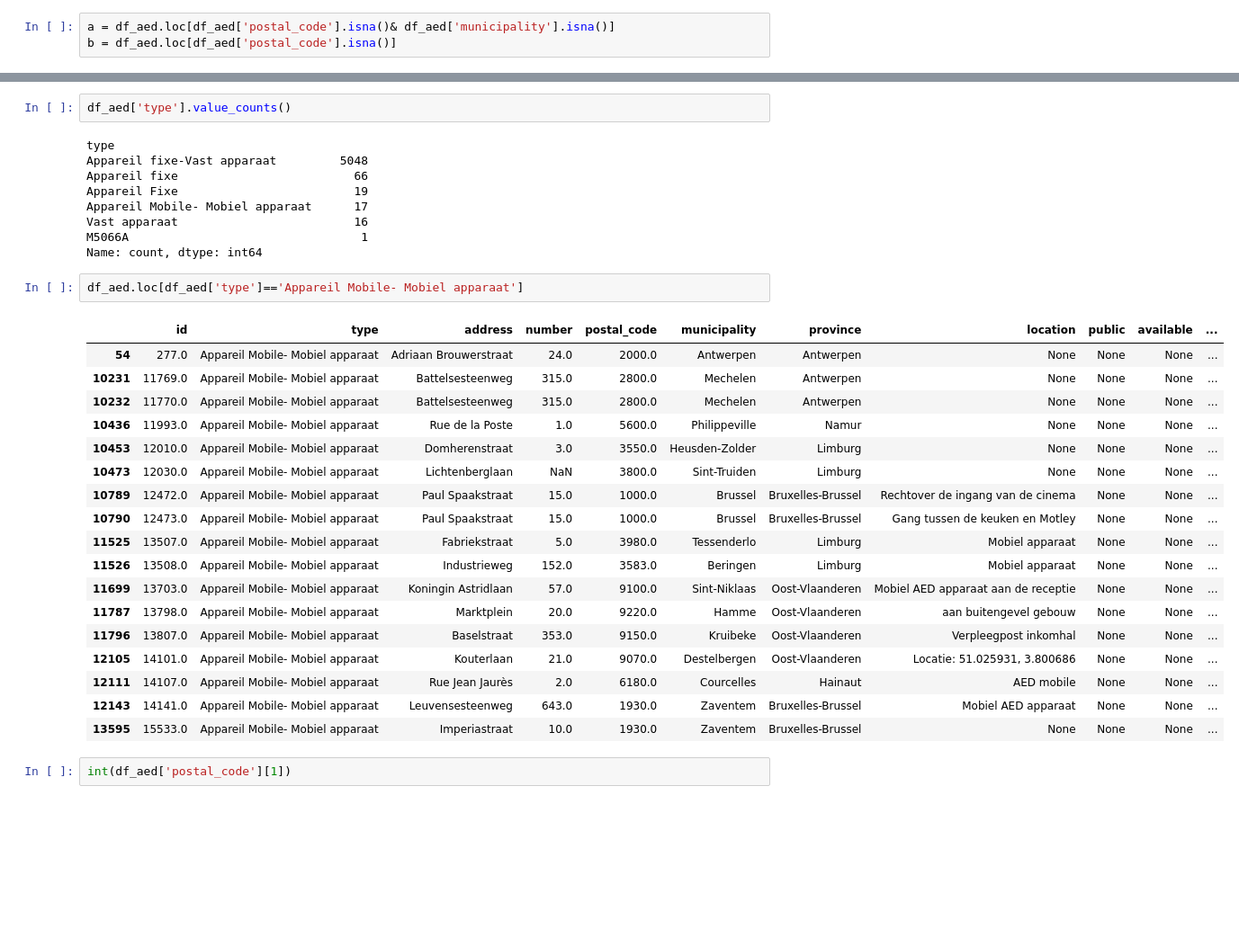
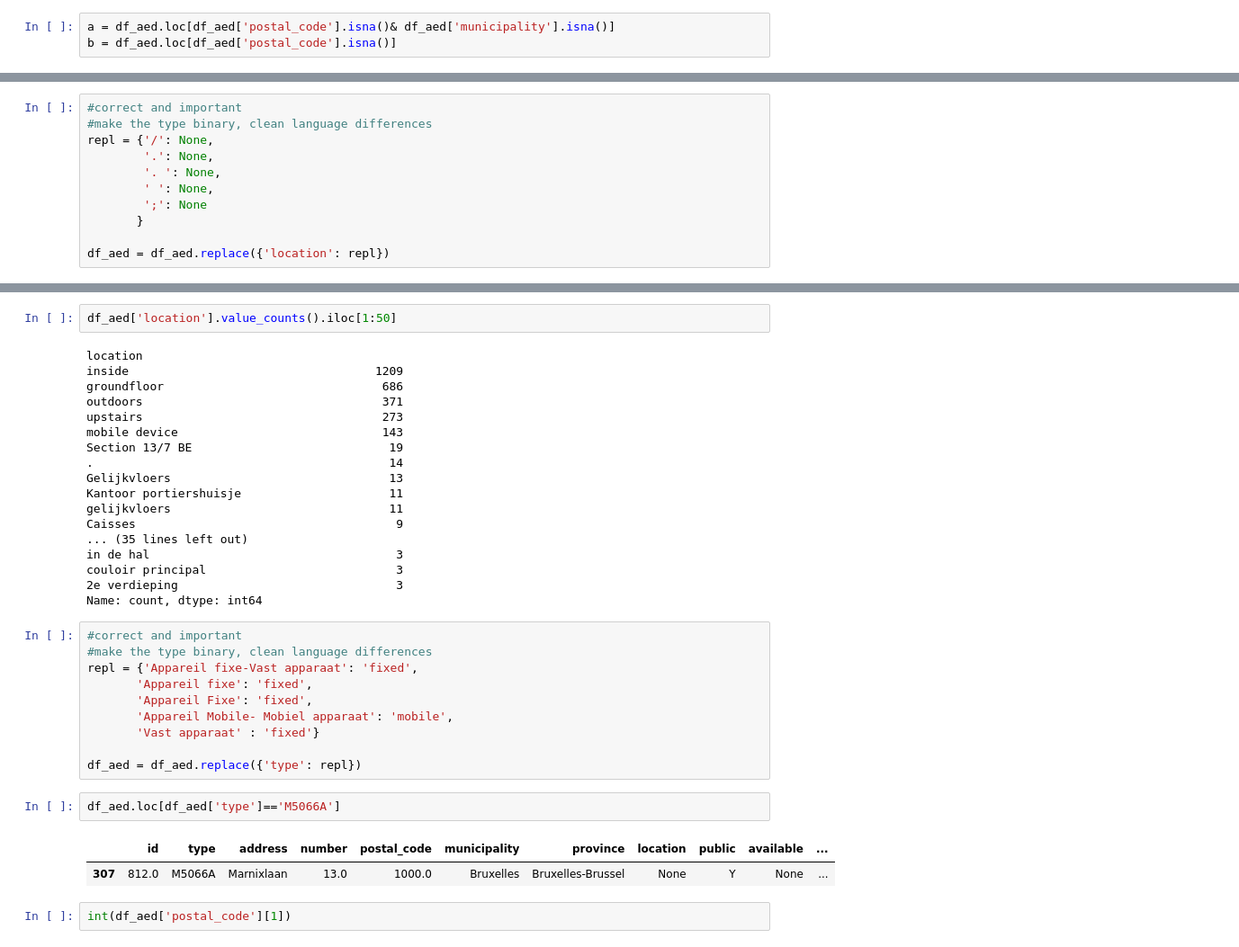
Before and after one commit to isa-sc/mda-project, a Jupyter notebook: script 1.ipynb, the cells around one changed output, grey strips where cells are left out. Shown: that part at 90% size. Cells and saved outputs as stored; diff of their text form; blank space fills up the shorter version.

Commit message:
function for string cleaning, started cleaning aed location

```diff
--- a/script 1.ipynb
+++ b/script 1.ipynb
@@ -67,0 +37,11 @@ a
+# %%
+#correct and important
+#make the type binary, clean language differences
+repl = {'/': None,
+        '.': None,
+        '. ': None,
+        ' ': None,
+        ';': None
+       }
+
+df_aed = df_aed.replace({'location': repl})
@@ -68,35 +84,38 @@ a
 # %%
-df_aed['type'].value_counts()
+df_aed['location'].value_counts().iloc[1:50]
 # %% [output]
-type
-Appareil fixe-Vast apparaat         5048
-Appareil fixe                         66
-Appareil Fixe                         19
-Appareil Mobile- Mobiel apparaat      17
-Vast apparaat                         16
-M5066A                                 1
+location
+inside                                   1209
+groundfloor                               686
+outdoors                                  371
+upstairs                                  273
+mobile device                             143
+Section 13/7 BE                            19
+.                                          14
+Gelijkvloers                               13
+Kantoor portiershuisje                     11
+gelijkvloers                               11
+Caisses                                     9
+... (35 lines left out)
+in de hal                                   3
+couloir principal                           3
+2e verdieping                               3
 Name: count, dtype: int64
+# %%
+#correct and important
+#make the type binary, clean language differences
+repl = {'Appareil fixe-Vast apparaat': 'fixed',
+       'Appareil fixe': 'fixed',
+       'Appareil Fixe': 'fixed',
+       'Appareil Mobile- Mobiel apparaat': 'mobile',
+       'Vast apparaat' : 'fixed'}
+
+df_aed = df_aed.replace({'type': repl})
 # %%
-df_aed.loc[df_aed['type']=='Appareil Mobile- Mobiel apparaat']
+df_aed.loc[df_aed['type']=='M5066A']
 # %% [output]
 |  | id | type | address | number | postal_code | municipality | province | location | public | available | ... |
-| 54 | 277.0 | Appareil Mobile- Mobiel apparaat | Adriaan Brouwerstraat | 24.0 | 2000.0 | Antwerpen | Antwerpen | None | None | None | ... |
-| 10231 | 11769.0 | Appareil Mobile- Mobiel apparaat | Battelsesteenweg | 315.0 | 2800.0 | Mechelen | Antwerpen | None | None | None | ... |
-| 10232 | 11770.0 | Appareil Mobile- Mobiel apparaat | Battelsesteenweg | 315.0 | 2800.0 | Mechelen | Antwerpen | None | None | None | ... |
-| 10436 | 11993.0 | Appareil Mobile- Mobiel apparaat | Rue de la Poste | 1.0 | 5600.0 | Philippeville | Namur | None | None | None | ... |
-| 10453 | 12010.0 | Appareil Mobile- Mobiel apparaat | Domherenstraat | 3.0 | 3550.0 | Heusden-Zolder | Limburg | None | None | None | ... |
-| 10473 | 12030.0 | Appareil Mobile- Mobiel apparaat | Lichtenberglaan | NaN | 3800.0 | Sint-Truiden | Limburg | None | None | None | ... |
-| 10789 | 12472.0 | Appareil Mobile- Mobiel apparaat | Paul Spaakstraat | 15.0 | 1000.0 | Brussel | Bruxelles-Brussel | Rechtover de ingang van de cinema | None | None | ... |
-| 10790 | 12473.0 | Appareil Mobile- Mobiel apparaat | Paul Spaakstraat | 15.0 | 1000.0 | Brussel | Bruxelles-Brussel | Gang tussen de keuken en Motley | None | None | ... |
-| 11525 | 13507.0 | Appareil Mobile- Mobiel apparaat | Fabriekstraat | 5.0 | 3980.0 | Tessenderlo | Limburg | Mobiel apparaat | None | None | ... |
-| 11526 | 13508.0 | Appareil Mobile- Mobiel apparaat | Industrieweg | 152.0 | 3583.0 | Beringen | Limburg | Mobiel apparaat | None | None | ... |
-| 11699 | 13703.0 | Appareil Mobile- Mobiel apparaat | Koningin Astridlaan | 57.0 | 9100.0 | Sint-Niklaas | Oost-Vlaanderen | Mobiel AED apparaat aan de receptie | None | None | ... |
-| 11787 | 13798.0 | Appareil Mobile- Mobiel apparaat | Marktplein | 20.0 | 9220.0 | Hamme | Oost-Vlaanderen | aan buitengevel gebouw | None | None | ... |
-| 11796 | 13807.0 | Appareil Mobile- Mobiel apparaat | Baselstraat | 353.0 | 9150.0 | Kruibeke | Oost-Vlaanderen | Verpleegpost inkomhal | None | None | ... |
-| 12105 | 14101.0 | Appareil Mobile- Mobiel apparaat | Kouterlaan | 21.0 | 9070.0 | Destelbergen | Oost-Vlaanderen | Locatie: 51.025931, 3.800686 | None | None | ... |
-| 12111 | 14107.0 | Appareil Mobile- Mobiel apparaat | Rue Jean Jaurès | 2.0 | 6180.0 | Courcelles | Hainaut | AED mobile | None | None | ... |
-| 12143 | 14141.0 | Appareil Mobile- Mobiel apparaat | Leuvensesteenweg | 643.0 | 1930.0 | Zaventem | Bruxelles-Brussel | Mobiel AED apparaat | None | None | ... |
-| 13595 | 15533.0 | Appareil Mobile- Mobiel apparaat | Imperiastraat | 10.0 | 1930.0 | Zaventem | Bruxelles-Brussel | None | None | None | ... |
+| 307 | 812.0 | M5066A | Marnixlaan | 13.0 | 1000.0 | Bruxelles | Bruxelles-Brussel | None | Y | None | ... |
 # %%
 int(df_aed['postal_code'][1])
 # %% [output]
```
Also changed, not shown: parts of 7 cells of this notebook.
